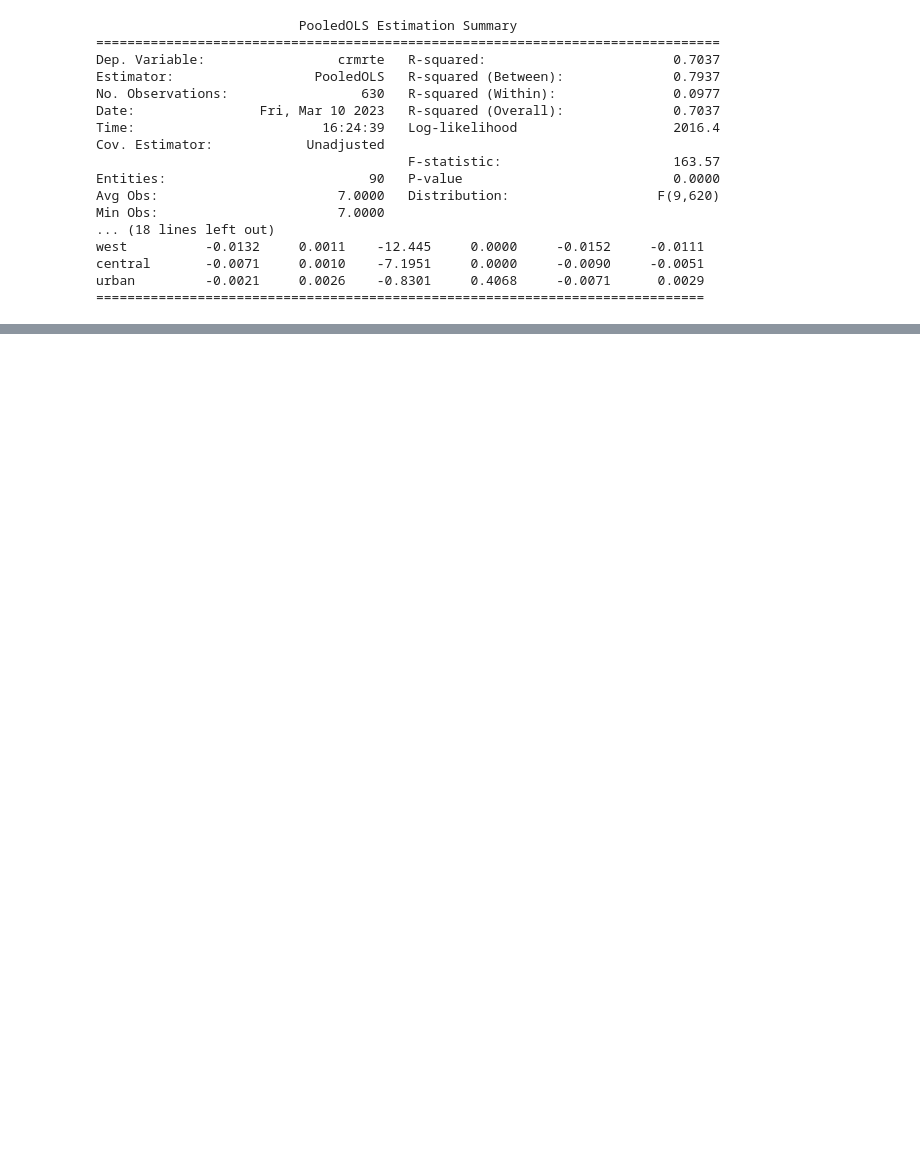
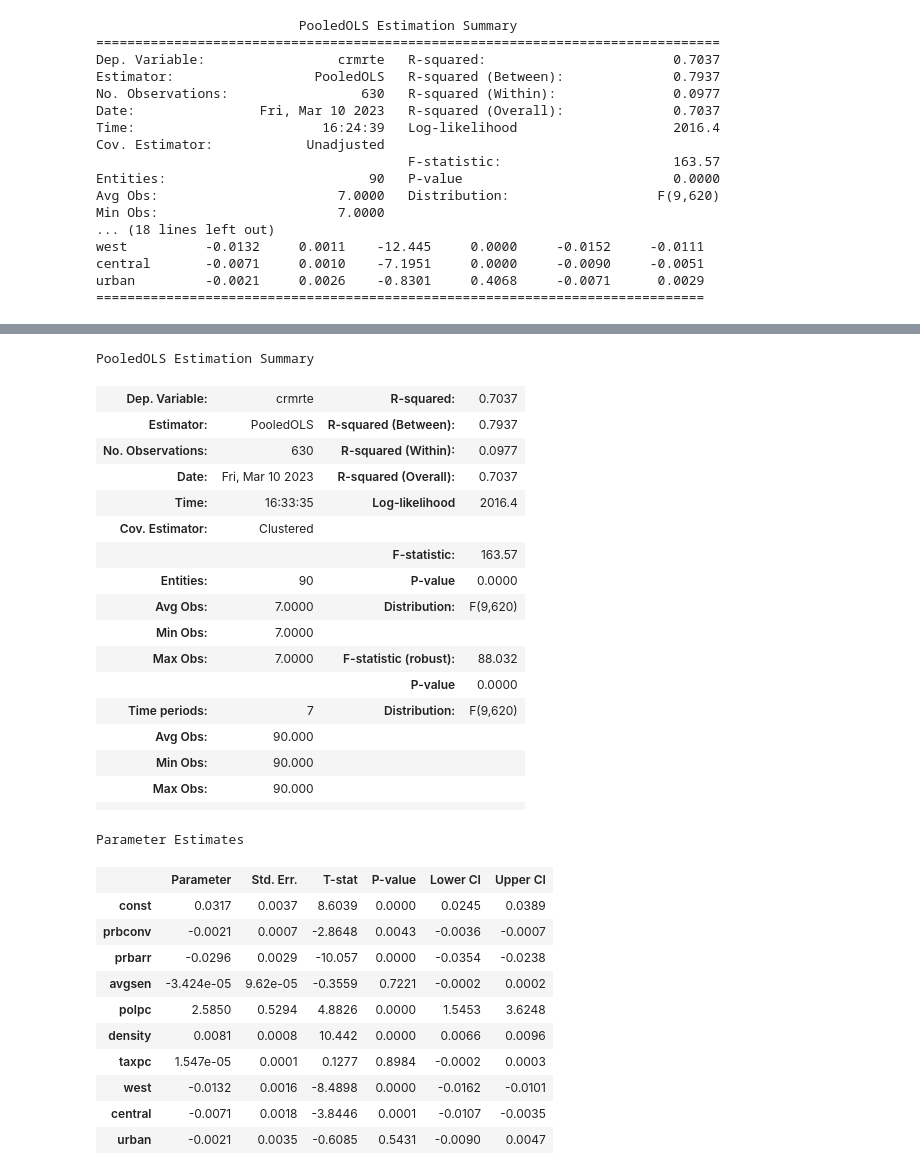
Before and after one commit to dhruv-pandit/Semester-Two-Projects, a Jupyter notebook: Micro/micro_ass1.ipynb, the cells around one changed output, grey strips where cells are left out. Drawn from its saved outputs; the diff is of its cells as text; code cells hidden in the pictures; blank space fills up the shorter version.

```diff
--- a/Micro/micro_ass1.ipynb
+++ b/Micro/micro_ass1.ipynb
@@ -205,0 +255,35 @@ from statsmodels.stats.diagnostic import het_breuschpagan, het_white
+# %%
+pooled_model.fit(
+    cov_type="clustered", cluster_entity=True, cluster_time=True
+)
+# %% [output]
+PooledOLS Estimation Summary
+| Dep. Variable: | crmrte | R-squared: | 0.7037 |
+| Estimator: | PooledOLS | R-squared (Between): | 0.7937 |
+| No. Observations: | 630 | R-squared (Within): | 0.0977 |
+| Date: | Fri, Mar 10 2023 | R-squared (Overall): | 0.7037 |
+| Time: | 16:33:35 | Log-likelihood | 2016.4 |
+| Cov. Estimator: | Clustered |  |  |
+|  |  | F-statistic: | 163.57 |
+| Entities: | 90 | P-value | 0.0000 |
+| Avg Obs: | 7.0000 | Distribution: | F(9,620) |
+| Min Obs: | 7.0000 |  |  |
+| Max Obs: | 7.0000 | F-statistic (robust): | 88.032 |
+|  |  | P-value | 0.0000 |
+| Time periods: | 7 | Distribution: | F(9,620) |
+| Avg Obs: | 90.000 |  |  |
+| Min Obs: | 90.000 |  |  |
+| Max Obs: | 90.000 |  |  |
+|  |  |  |  |
+Parameter Estimates
+|  | Parameter | Std. Err. | T-stat | P-value | Lower CI | Upper CI |
+| const | 0.0317 | 0.0037 | 8.6039 | 0.0000 | 0.0245 | 0.0389 |
+| prbconv | -0.0021 | 0.0007 | -2.8648 | 0.0043 | -0.0036 | -0.0007 |
+| prbarr | -0.0296 | 0.0029 | -10.057 | 0.0000 | -0.0354 | -0.0238 |
+| avgsen | -3.424e-05 | 9.62e-05 | -0.3559 | 0.7221 | -0.0002 | 0.0002 |
+| polpc | 2.5850 | 0.5294 | 4.8826 | 0.0000 | 1.5453 | 3.6248 |
+| density | 0.0081 | 0.0008 | 10.442 | 0.0000 | 0.0066 | 0.0096 |
+| taxpc | 1.547e-05 | 0.0001 | 0.1277 | 0.8984 | -0.0002 | 0.0003 |
+| west | -0.0132 | 0.0016 | -8.4898 | 0.0000 | -0.0162 | -0.0101 |
+| central | -0.0071 | 0.0018 | -3.8446 | 0.0001 | -0.0107 | -0.0035 |
+| urban | -0.0021 | 0.0035 | -0.6085 | 0.5431 | -0.0090 | 0.0047 |
```
Also changed, not shown: parts of 16 cells of this notebook.
